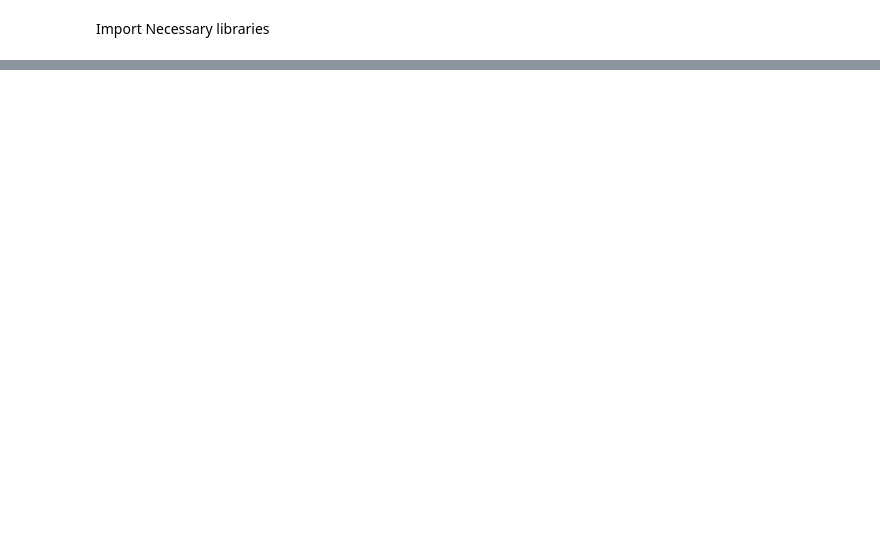
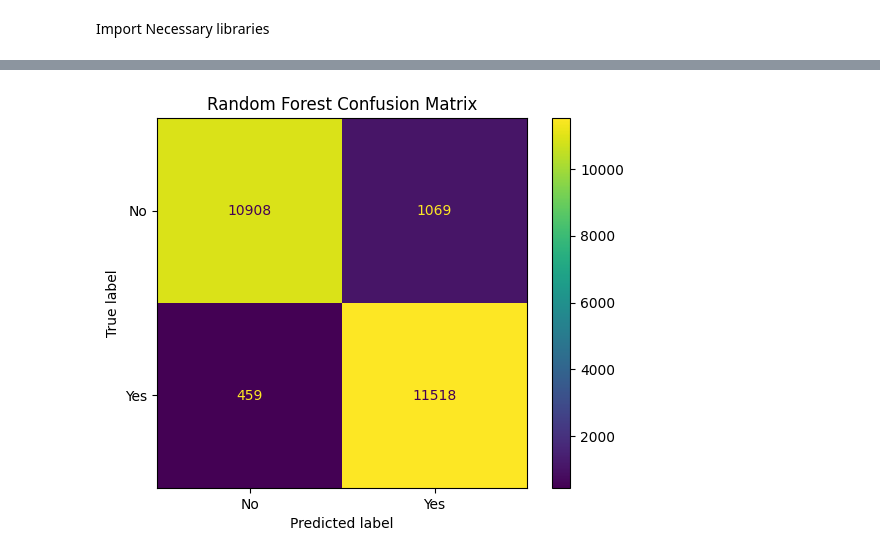
Before and after one commit to thisaraniNJ/MachineLearning_CW, a Jupyter notebook: MachineLearingCWbankfull.ipynb, the cells around one changed output, grey strips where cells are left out. Cells and saved outputs as stored; diff of their text form; code cells hidden in the pictures; blank space fills up the shorter version.

Commit message:
Comparison of the neural network and random forest classifier

```diff
--- a/MachineLearingCWbankfull.ipynb
+++ b/MachineLearingCWbankfull.ipynb
@@ -338,0 +350,5 @@ Import Necessary libraries
+# %%
+# Random Forest Predictions
+y_pred_rf = rf_model.predict(X_test)
+rf_accuracy = accuracy_score(y_test, y_pred_rf)
+rf_roc_auc = roc_auc_score(y_test, y_pred_rf)
@@ -338,0 +376,8 @@ Import Necessary libraries
+# %%
+# Random Forest Confusion Matrix
+cm_rf = confusion_matrix(y_test, y_pred_rf)
+ConfusionMatrixDisplay(cm_rf, display_labels=['No', 'Yes']).plot()
+plt.title("Random Forest Confusion Matrix")
+plt.show()
+# %% [output]
+[figure, added]
```
Also changed, not shown: parts of 11 cells of this notebook.
